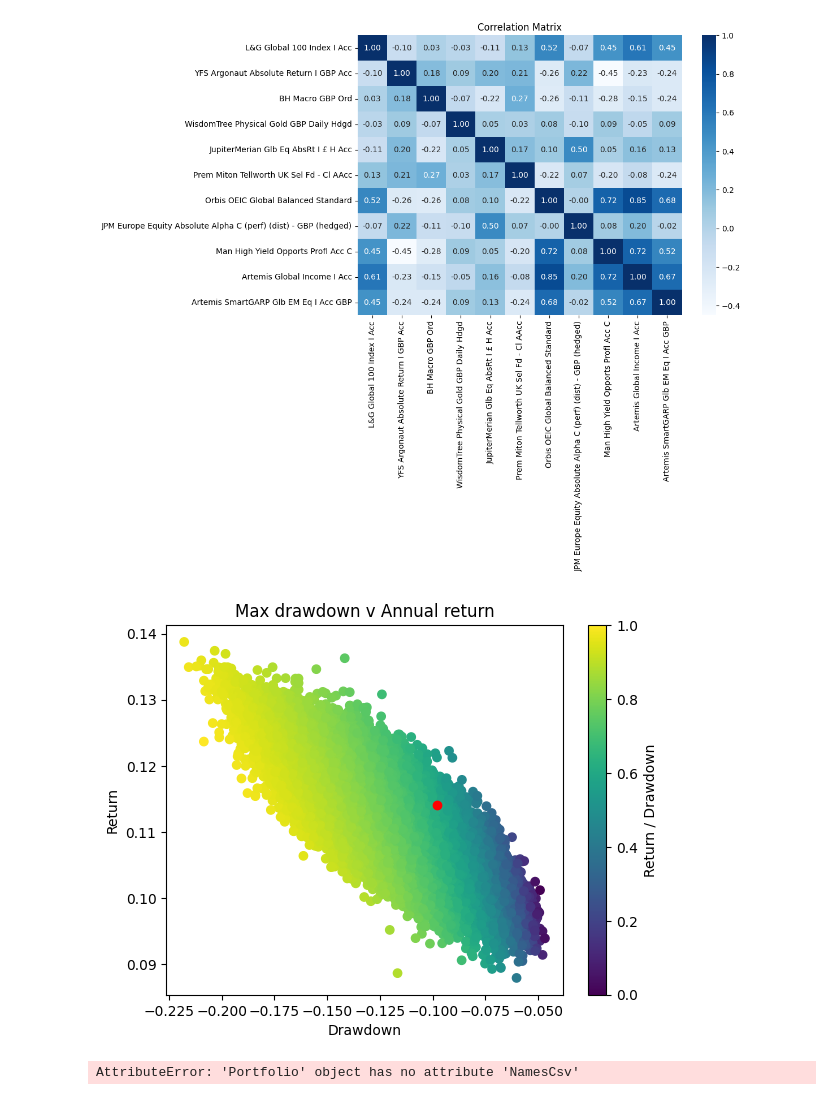
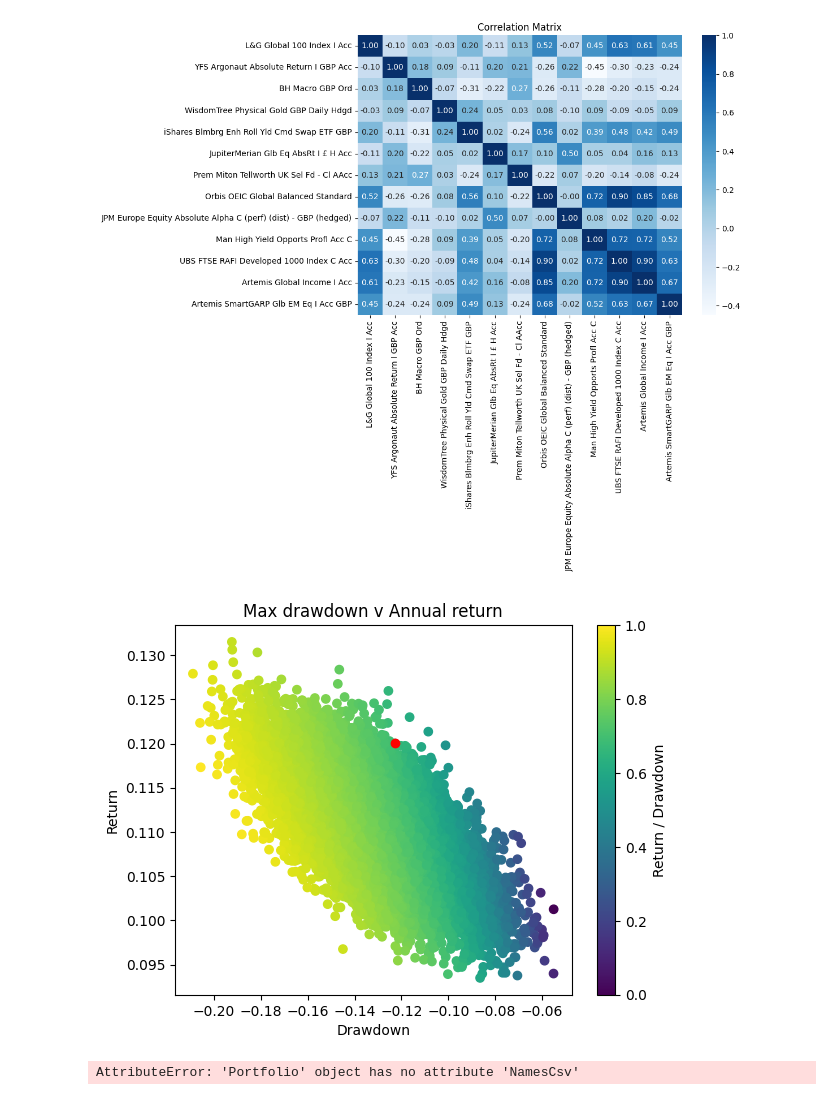
Before and after one commit to Alastair-Pandelus/Portfolio, a Jupyter notebook: Jupyter/Efficient Frontier and minimum-variance portfolio.ipynb, the cells around one changed output. Cells and saved outputs as stored; diff of their text form; code cells hidden in the pictures.

```diff
--- a/Jupyter/Efficient Frontier and minimum-variance portfolio.ipynb
+++ b/Jupyter/Efficient Frontier and minimum-variance portfolio.ipynb
@@ -4,13 +4,13 @@ MIN_RETURN = 0.0
 MAX_RETURN = 0.999
 
 MIN_ALLOCATION = 0.00
-MAX_ALLOCATION = 0.15
-MAX_DRAWDOWN = -0.1
+MAX_ALLOCATION = 0.20
+MAX_DRAWDOWN = -0.125
 
 # Risk free rate for Sharpe Ratio calculation
 RISK_FREE_RATE = 0.04
 PRICES_YEARS = 6
-MONTE_CARLO_ITERATIONS = 100000
+MONTE_CARLO_ITERATIONS = 25000
 # %%
 import pandas as pd
 import numpy as np
@@ -31,7 +31,7 @@ fund_selection = [
     FundSelection('BH Macro GBP Ord'),
     FundSelection('WisdomTree Physical Gold GBP Daily Hdgd', 0.1),
     #FundSelection('Winton Trend Enh Glbl Eq UCITSIGBPUnHAcc'),
-    #FundSelection('iShares Blmbrg Enh Roll Yld Cmd Swap ETF GBP'),
+    FundSelection('iShares Blmbrg Enh Roll Yld Cmd Swap ETF GBP'),
     FundSelection('JupiterMerian Glb Eq AbsRt I £ H Acc'),
     FundSelection('Prem Miton Tellworth UK Sel Fd - Cl AAcc'),
 
@@ -49,10 +49,11 @@ fund_selection = [
 
     # High Sharpe * return squared
     #FundSelection('Jupiter Global Value Equity Instl Acc'),
-    #FundSelection('UBS FTSE RAFI Developed 1000 Index C Acc'),
+    FundSelection('UBS FTSE RAFI Developed 1000 Index C Acc'),
     FundSelection('Artemis Global Income I Acc'),
+    #FundSelection('Vanguard FTSE AllWld HiDivYld ETF USDAcc GBP'),
     FundSelection('Artemis SmartGARP Glb EM Eq I Acc GBP'),
-
+    #FundSelection('Schroder ISF Global Div Opp A Acc'),
 
     # Dynamic funds
     #FundSelection('JupiterMerian Glb Eq AbsRt I £ H Acc', None), #  0.1),
@@ -92,8 +93,6 @@ benchmark = [
 ]
 
 portfolio = Portfolio(fund_selection, benchmark, PRICES_YEARS)
-
-#min_date, max_date = portfolio.get_min_max_dates(PRICES_YEARS)
 # %%
 # Calculation Correlation Matrix
 import seaborn as sns
@@ -105,32 +104,33 @@ plt.title("Correlation Matrix")
 plt.tight_layout()
 plt.show()
 # %% [output]
-[figure, old version]
+[figure, new version]
 # %%
 import matplotlib.pyplot as plt
 
 from MonteCarlo import MonteCarlo
 
 monte_carlo = MonteCarlo(portfolio, MIN_RETURN, MAX_RETURN, MIN_ALLOCATION, MAX_ALLOCATION, MAX_DRAWDOWN)
 results = monte_carlo.run(MONTE_CARLO_ITERATIONS, RISK_FREE_RATE)
 #stds = [result.standard_deviation for result in results]
 max_drawdowns = [result.max_drawdown for result in results]
 returns = [result.annual_return for result in results]
 best_result = monte_carlo.best_result(results)
 
 if(best_result == None):
     print("No matching portfolio found")
-else:
-    plt.scatter(max_drawdowns, returns, c = np.array(returns) / np.array(max_drawdowns))
-    plt.scatter(best_result.max_drawdown, best_result.annual_return, c = "red")
-    plt.colorbar(label = "Return / Drawdown")
-    #plt.title("Efficient Frontier (Risk v Return) with Sharpe ratio")
-    plt.title("Max drawdown v Annual return")
-    plt.xlabel("Drawdown")
-    plt.ylabel("Return")
-    plt.show()
+    exit(-1)
+
+plt.scatter(max_drawdowns, returns, c = np.array(returns) / np.array(max_drawdowns))
+plt.scatter(best_result.max_drawdown, best_result.annual_return, c = "red")
+plt.colorbar(label = "Return / Drawdown")
+#plt.title("Efficient Frontier (Risk v Return) with Sharpe ratio")
+plt.title("Max drawdown v Annual return")
+plt.xlabel("Drawdown")
+plt.ylabel("Return")
+plt.show()
 # %% [output]
-[figure, old version]
+[figure, new version]
 # %%
 import plotly.express as plot
 import random
```
Also changed, not shown: parts of 1 cell of this notebook, 5 other files.
